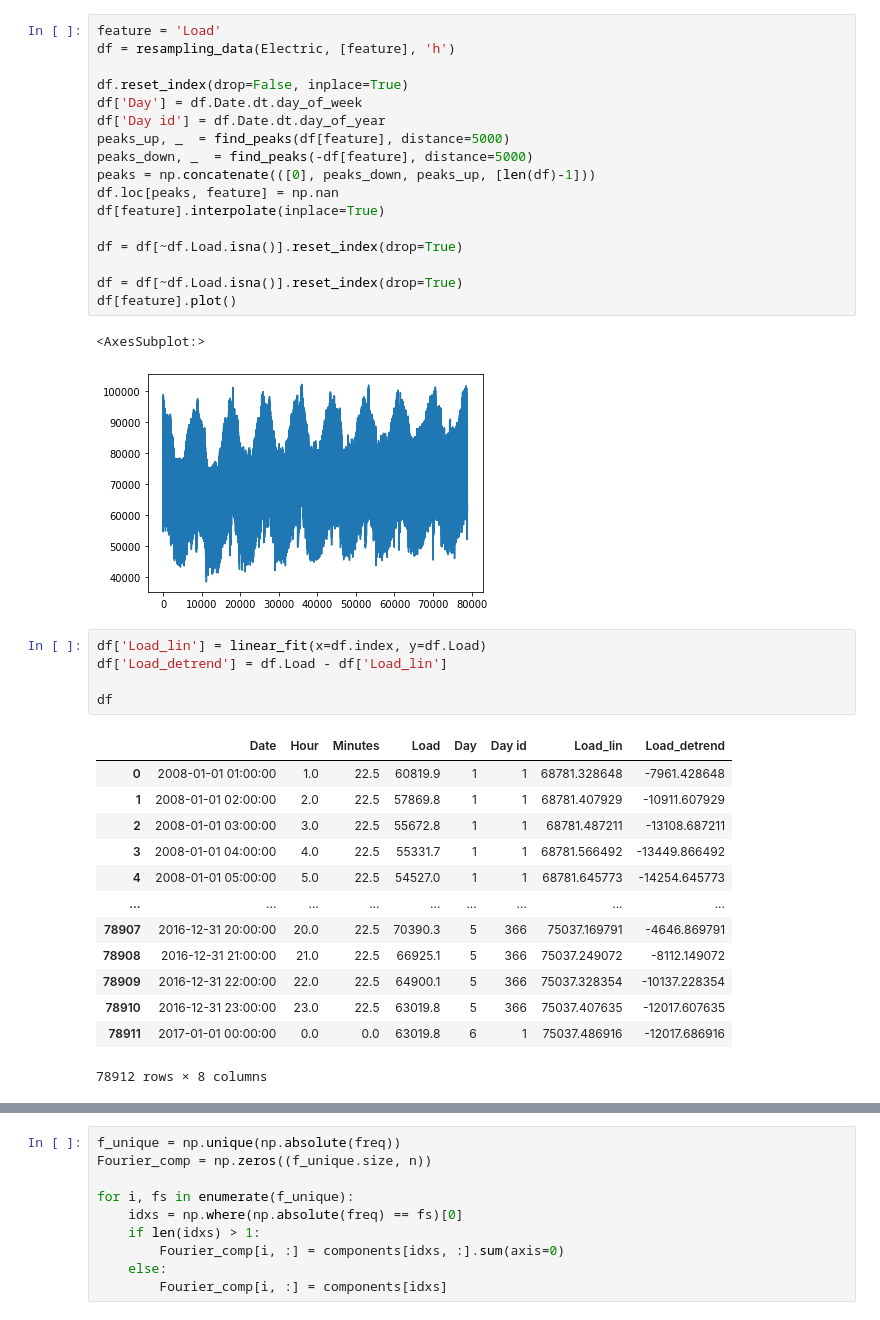
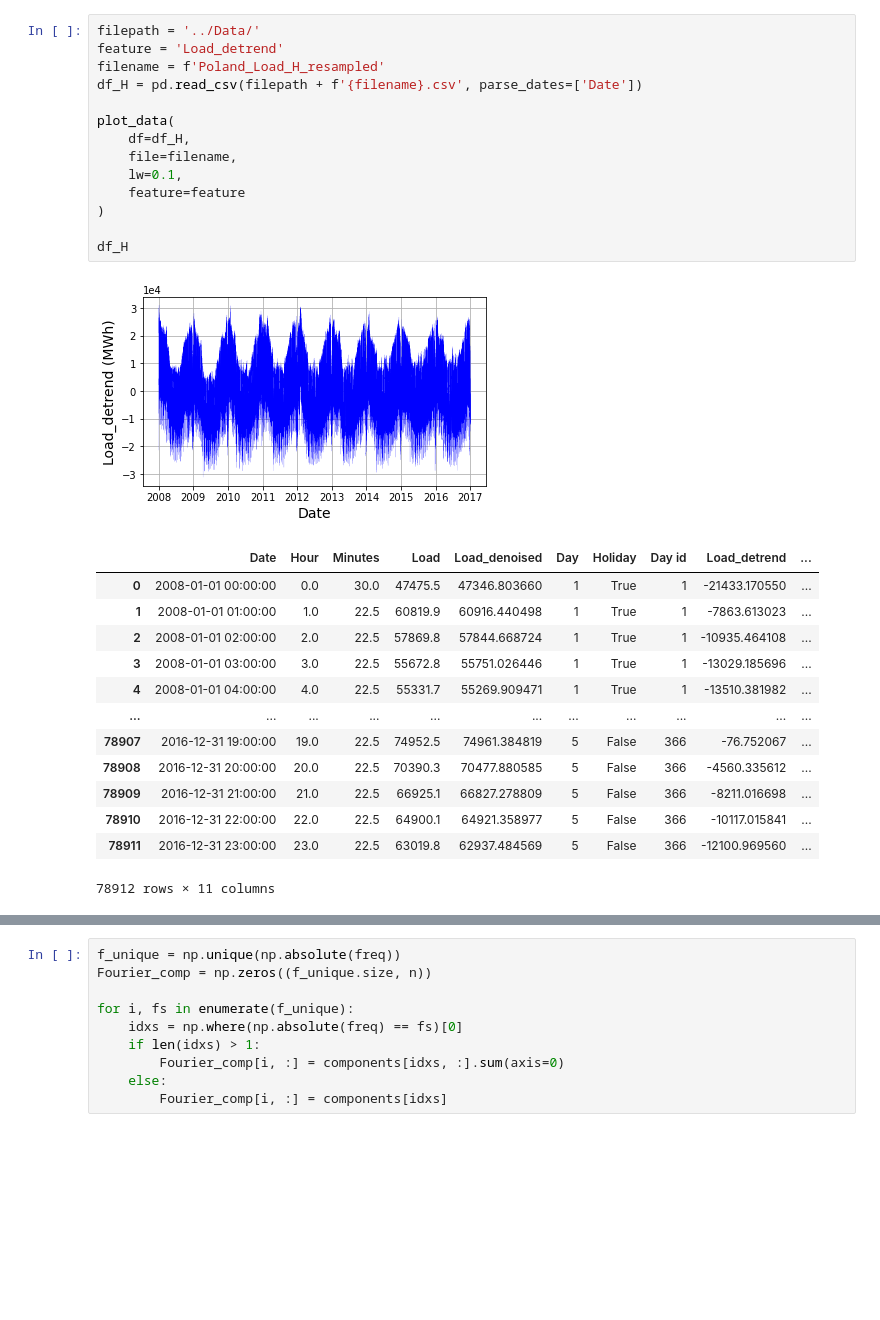
Before and after one commit to BleakHeart/Report-2, a Jupyter notebook: src/Fourier_f_extrapolations.ipynb, the cells around one changed output, grey strips where cells are left out. Cells and saved outputs as stored; diff of their text form; blank space fills up the shorter version.

```diff
--- a/src/Fourier_f_extrapolations.ipynb
+++ b/src/Fourier_f_extrapolations.ipynb
@@ -29,40 +11,30 @@ Electric['Hour'] = Electric['Date'].dt.hour
-# %%
-feature = 'Load'
-df = resampling_data(Electric, [feature], 'h')
-
-df.reset_index(drop=False, inplace=True)
-df['Day'] = df.Date.dt.day_of_week
-df['Day id'] = df.Date.dt.day_of_year
-peaks_up, _  = find_peaks(df[feature], distance=5000)
-peaks_down, _  = find_peaks(-df[feature], distance=5000)
-peaks = np.concatenate(([0], peaks_down, peaks_up, [len(df)-1]))
-df.loc[peaks, feature] = np.nan
-df[feature].interpolate(inplace=True)
-
-df = df[~df.Load.isna()].reset_index(drop=True)
-
-df = df[~df.Load.isna()].reset_index(drop=True)
-df[feature].plot()
-# %% [output]
-<AxesSubplot:>
-[figure, removed]
-# %%
-df['Load_lin'] = linear_fit(x=df.index, y=df.Load)
-df['Load_detrend'] = df.Load - df['Load_lin']
-
-df
-# %% [output]
-|  | Date | Hour | Minutes | Load | Day | Day id | Load_lin | Load_detrend |
-| 0 | 2008-01-01 01:00:00 | 1.0 | 22.5 | 60819.9 | 1 | 1 | 68781.328648 | -7961.428648 |
-| 1 | 2008-01-01 02:00:00 | 2.0 | 22.5 | 57869.8 | 1 | 1 | 68781.407929 | -10911.607929 |
-| 2 | 2008-01-01 03:00:00 | 3.0 | 22.5 | 55672.8 | 1 | 1 | 68781.487211 | -13108.687211 |
-| 3 | 2008-01-01 04:00:00 | 4.0 | 22.5 | 55331.7 | 1 | 1 | 68781.566492 | -13449.866492 |
-| 4 | 2008-01-01 05:00:00 | 5.0 | 22.5 | 54527.0 | 1 | 1 | 68781.645773 | -14254.645773 |
-| ... | ... | ... | ... | ... | ... | ... | ... | ... |
-| 78907 | 2016-12-31 20:00:00 | 20.0 | 22.5 | 70390.3 | 5 | 366 | 75037.169791 | -4646.869791 |
-| 78908 | 2016-12-31 21:00:00 | 21.0 | 22.5 | 66925.1 | 5 | 366 | 75037.249072 | -8112.149072 |
-| 78909 | 2016-12-31 22:00:00 | 22.0 | 22.5 | 64900.1 | 5 | 366 | 75037.328354 | -10137.228354 |
-| 78910 | 2016-12-31 23:00:00 | 23.0 | 22.5 | 63019.8 | 5 | 366 | 75037.407635 | -12017.607635 |
-| 78911 | 2017-01-01 00:00:00 | 0.0 | 0.0 | 63019.8 | 6 | 1 | 75037.486916 | -12017.686916 |
-78912 rows × 8 columns
+# %%
+filepath = '../Data/'
+feature = 'Load_detrend'
+filename = f'Poland_Load_H_resampled'
+df_H = pd.read_csv(filepath + f'{filename}.csv', parse_dates=['Date'])
+
+plot_data(
+    df=df_H,
+    file=filename,
+    lw=0.1,
+    feature=feature
+)
+
+df_H
+# %% [output]
+[figure, added]
+|  | Date | Hour | Minutes | Load | Load_denoised | Day | Holiday | Day id | Load_detrend | ... |
+| 0 | 2008-01-01 00:00:00 | 0.0 | 30.0 | 47475.5 | 47346.803660 | 1 | True | 1 | -21433.170550 | ... |
+| 1 | 2008-01-01 01:00:00 | 1.0 | 22.5 | 60819.9 | 60916.440498 | 1 | True | 1 | -7863.613023 | ... |
+| 2 | 2008-01-01 02:00:00 | 2.0 | 22.5 | 57869.8 | 57844.668724 | 1 | True | 1 | -10935.464108 | ... |
+| 3 | 2008-01-01 03:00:00 | 3.0 | 22.5 | 55672.8 | 55751.026446 | 1 | True | 1 | -13029.185696 | ... |
+| 4 | 2008-01-01 04:00:00 | 4.0 | 22.5 | 55331.7 | 55269.909471 | 1 | True | 1 | -13510.381982 | ... |
+| ... | ... | ... | ... | ... | ... | ... | ... | ... | ... | ... |
+| 78907 | 2016-12-31 19:00:00 | 19.0 | 22.5 | 74952.5 | 74961.384819 | 5 | False | 366 | -76.752067 | ... |
+| 78908 | 2016-12-31 20:00:00 | 20.0 | 22.5 | 70390.3 | 70477.880585 | 5 | False | 366 | -4560.335612 | ... |
+| 78909 | 2016-12-31 21:00:00 | 21.0 | 22.5 | 66925.1 | 66827.278809 | 5 | False | 366 | -8211.016698 | ... |
+| 78910 | 2016-12-31 22:00:00 | 22.0 | 22.5 | 64900.1 | 64921.358977 | 5 | False | 366 | -10117.015841 | ... |
+| 78911 | 2016-12-31 23:00:00 | 23.0 | 22.5 | 63019.8 | 62937.484569 | 5 | False | 366 | -12100.969560 | ... |
+78912 rows × 11 columns
 # %%
```
Also changed, not shown: parts of 16 cells of this notebook.
